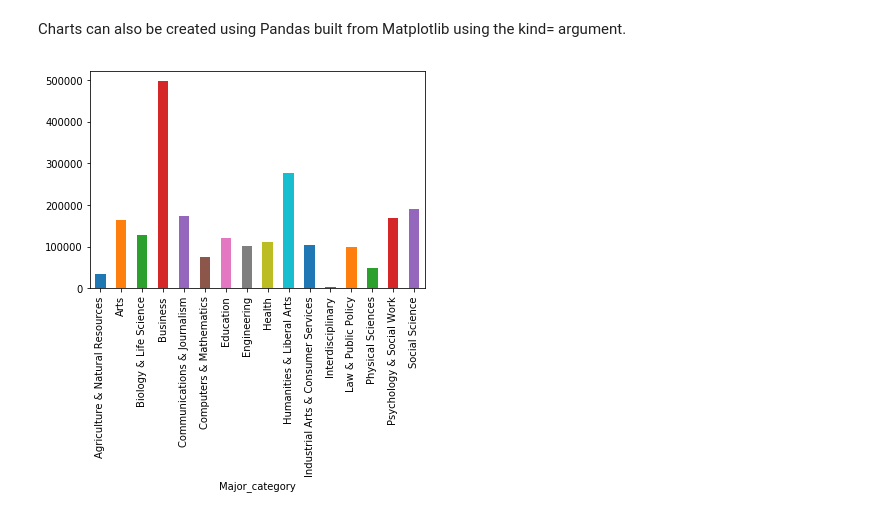
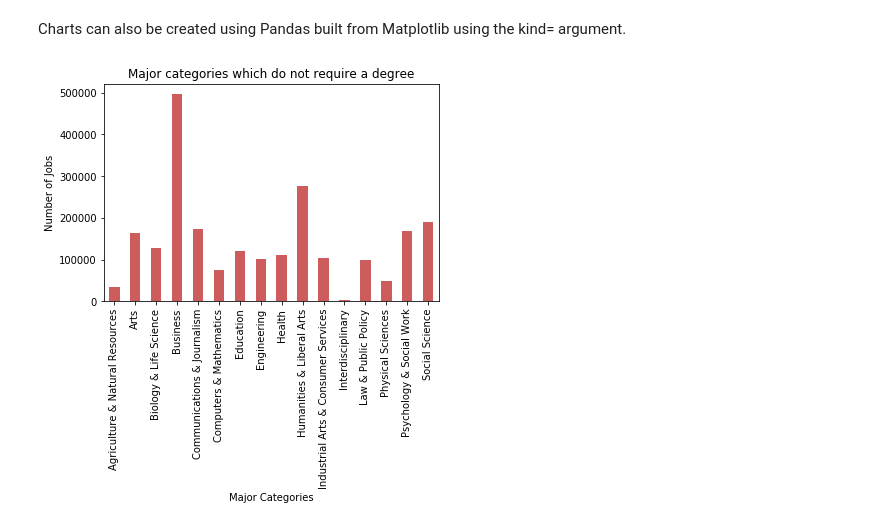
Before and after one commit to LRS4/Python-DataScience, a Jupyter notebook: Matplotlib.ipynb, the cells around one changed output. Cells and saved outputs as stored; diff of their text form; code cells hidden in the pictures.

```diff
--- a/Matplotlib.ipynb
+++ b/Matplotlib.ipynb
@@ -86,7 +86,7 @@ import numpy as np
 import pandas as pd
 import matplotlib.pyplot as plt
 
-recent_grads = pd.read_csv(r"C:\Users\lrspe\Dropbox\Data Science Shared\Data Files\recent-grads.csv")
+recent_grads = pd.read_csv("https://www.dropbox.com/s/4k6ii0jkjds2okk/recent-grads.csv?dl=1")
 
 low_wage_jobs = recent_grads.groupby('Major_category')['Low_wage_jobs'].mean()
 unemployment_rate = recent_grads.groupby('Major_category')['Unemployment_rate'].mean()
@@ -103,7 +103,11 @@ Charts can also be created using Pandas built from Matplotlib using the kind= ar
 # %%
 # lets understand which category has the most jobs which do not require a degree
 degree_nr = recent_grads.groupby(['Major_category'])['Non_college_jobs'].sum()
-degree_nr.plot(kind="bar")
+degree_nr.plot(kind="bar", color="IndianRed")
+
+plt.title("Major categories which do not require a degree")
+plt.xlabel("Major Categories")
+plt.ylabel("Number of Jobs")
 plt.show()
 # %% [output]
-[figure, old version]
+[figure, new version]
```
Also changed, not shown: parts of 3 cells of this notebook.
